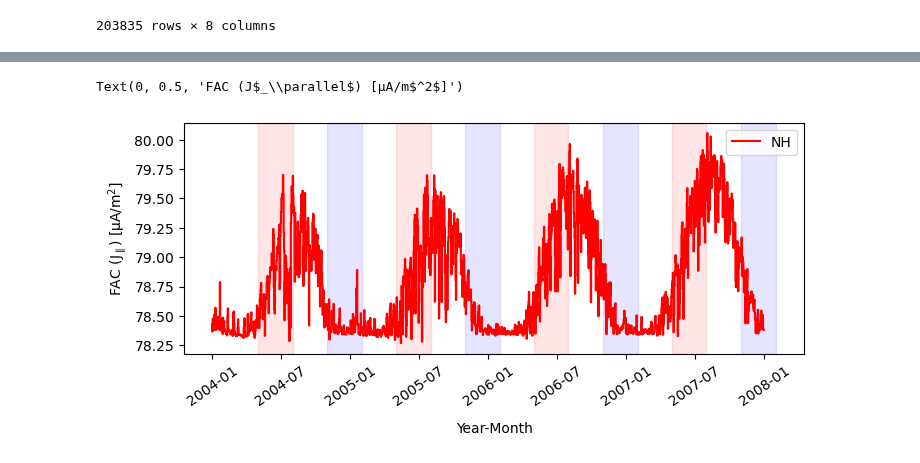
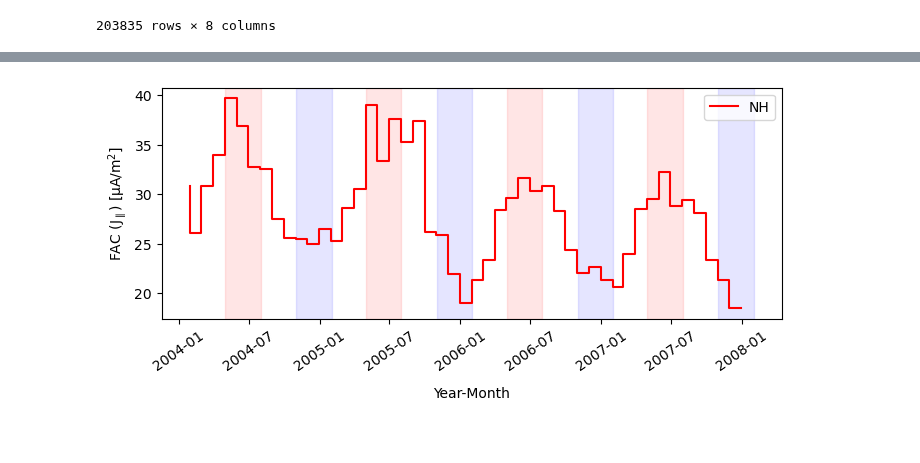
Before and after one commit to reddy-sachin/REPPU-ESN2, a Jupyter notebook: AMPERE/lstm_NH-SH_current.ipynb, the cells around one changed output, grey strips where cells are left out. Saved outputs shown, nothing was run; the diff lists cells and outputs as text; code cells hidden in the pictures.

```diff
--- a/AMPERE/lstm_NH-SH_current.ipynb
+++ b/AMPERE/lstm_NH-SH_current.ipynb
@@ -45,10 +45,15 @@ class LSTM(nn.Module):
         self.lstm.reset_parameters()
 
 # Instantiate the model with lookback size
+
+model_path = f"/home/sachin/Documents/NIPR/Research/Data/ML/AMP_LSTM/best_lstm_model_id8.pt"
+device = torch.device('cuda' if torch.cuda.is_available() else 'cpu')
+#device = 'cpu'
+
 lookback = 6
 model = LSTM(lookback, 64, 2)
-#device = 'cpu'
-device = torch.device('cuda' if torch.cuda.is_available() else 'cpu')
+model.load_state_dict(torch.load(model_path))
+model.eval()
 model.to(device)
 # %% [output]
 LSTM(
@@ -93,7 +114,6 @@ df
 def clock_angle(By, Bz):
     angle = np.rad2deg(np.arctan2(By, Bz))
     np.where(angle < 0, angle + 360, angle)
-    angle = np.deg2rad(angle)
     return angle
 
 def calc_akasofu(v_sw, Bx, By, Bz):
@@ -113,5 +133,5 @@ def calc_akasofu(v_sw, Bx, By, Bz):
 
     return epsilon_A
 
-df['epislon_A'] = calc_akasofu(df['flow_speed'], df['BX_GSE'], df['BY_GSE'], df['BZ_GSE'])
-df
+#df['epislon_A'] = calc_akasofu(df['flow_speed'], df['BX_GSE'], df['BY_GSE'], df['BZ_GSE'])
+#df
@@ -142,7 +147,7 @@ def split_to_df(df):
 
 df_raw, df_proc = split_to_df(df)
 
-with open(f'/home/sachin/Documents/NIPR/Research/Data/ML/AMP_LSTM/scaler_id3.pkl', 'rb') as f:
+with open(f'/home/sachin/Documents/NIPR/Research/Data/ML/AMP_LSTM/scaler_id8.pkl', 'rb') as f:
     scaler = pickle.load(f)
 
 col_names = df_proc.columns
@@ -171,8 +176,10 @@ with torch.no_grad():
 predictions = torch.cat(predictions)
 predictions = predictions.to('cpu').numpy()
 # %%
-ds = xr.Dataset({'jPar_NH': (['dt', 'mlat', 'mlt'], predictions)},
+ds = xr.Dataset({'jPar_NH': (['dt', 'mlat', 'mlt'], predictions),
+                'F107': (['dt'], df_raw['F10.7'].values[lookback:]),
+                 },
                 coords = {'dt': df_raw['dt'].values[lookback:], 'mlat': np.arange(40, 90, 1), 'mlt': np.arange(0, 24, 1)})
-#ds = ds.resample(dt='1D').mean()
+ds = ds.resample(dt='1M').mean()
 ds
 # %% [output]
@@ -210,29 +195,31 @@ ds['jPar_NH'].plot.hist(ax=ax, bins=50, color='blue', alpha=0.7)
 # %%
 dt = ds['dt'].values.flatten()
 jpar_NH = ds['jPar_NH'].values
 jpar_NH = np.abs(jpar_NH).sum(axis=(1,2)).flatten()
+F107 = ds['F107'].values.flatten()
 
 fig, ax = plt.subplots(1, 1, figsize=(8, 3))
 
+sns.lineplot(x=dt, y=jpar_NH, label='NH', color='red',drawstyle='steps-pre')
+#sns.regplot(x=dt, y=jpar_NH, scatter=False, color='red')
+#sns.lineplot(x=dt, y=jpar_SH, label='SH', color='blue',drawstyle='steps-pre')
 
-sns.lineplot(x=dt, y=jpar_NH, label='NH', color='red',drawstyle='steps-pre')
-#sns.lineplot(x=dt, y=jpar_SH, label='SH', color='blue',drawstyle='steps-pre')
 
 #add light blue shape between november and january for all years
 nov = pd.Timestamp('11-01')
 jan = pd.Timestamp('01-01')
 for i in range(2004, 2008):
     ax.axvspan(pd.Timestamp(f'{i}-11-01'), pd.Timestamp(f'{i+1}-02-01'), color='blue', alpha=0.1)
 
 #may = pd.Timestamp('05-01')
 #jul = pd.Timestamp('07-01')
 for i in range(2004, 2008):
     ax.axvspan(pd.Timestamp(f'{i}-05-01'), pd.Timestamp(f'{i}-08-01'), color='red', alpha=0.1)
 
 plt.xlabel('Year-Month', labelpad=10)
 #rotate x-axis labels
 plt.xticks(rotation=35)
 plt.ylabel('FAC (J$_\parallel$) [µA/m$^2$]')
+plt.savefig('LSTM_NH_SH_current_asymmetry_bartels.png', dpi=500, bbox_inches='tight')
 # %% [output]
-Text(0, 0.5, 'FAC (J$_\\parallel$) [µA/m$^2$]')
-[figure, old version]
+[figure, new version]
```
Also changed, not shown: parts of 6 cells of this notebook, 4 other files.
